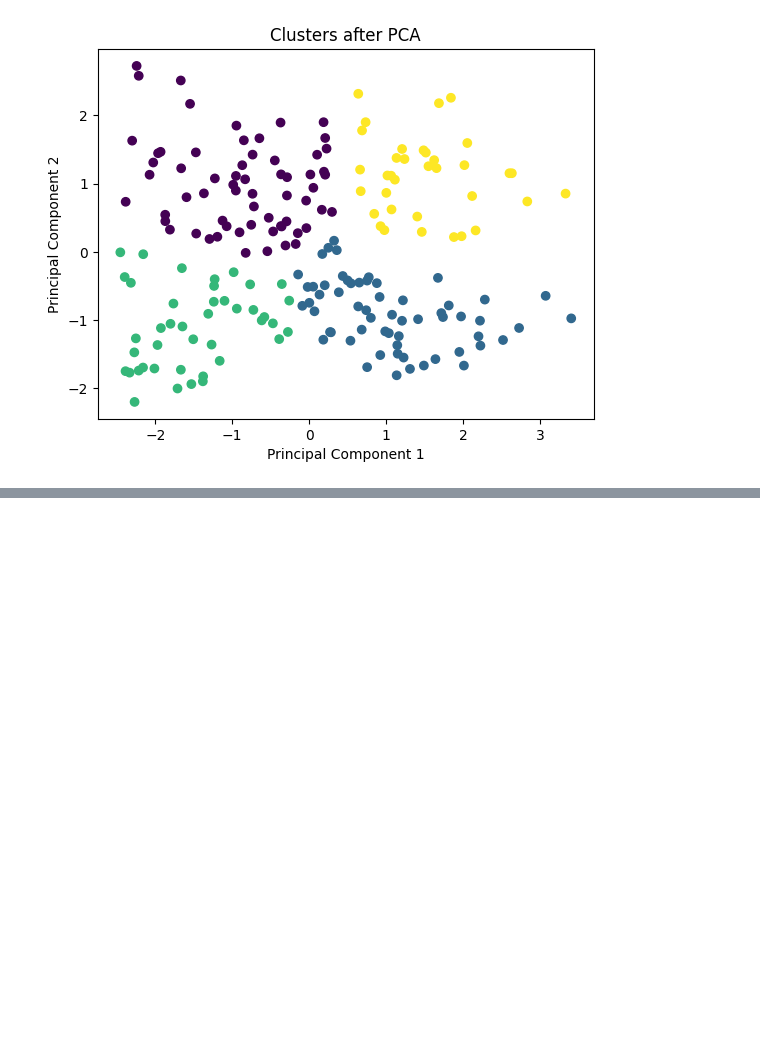
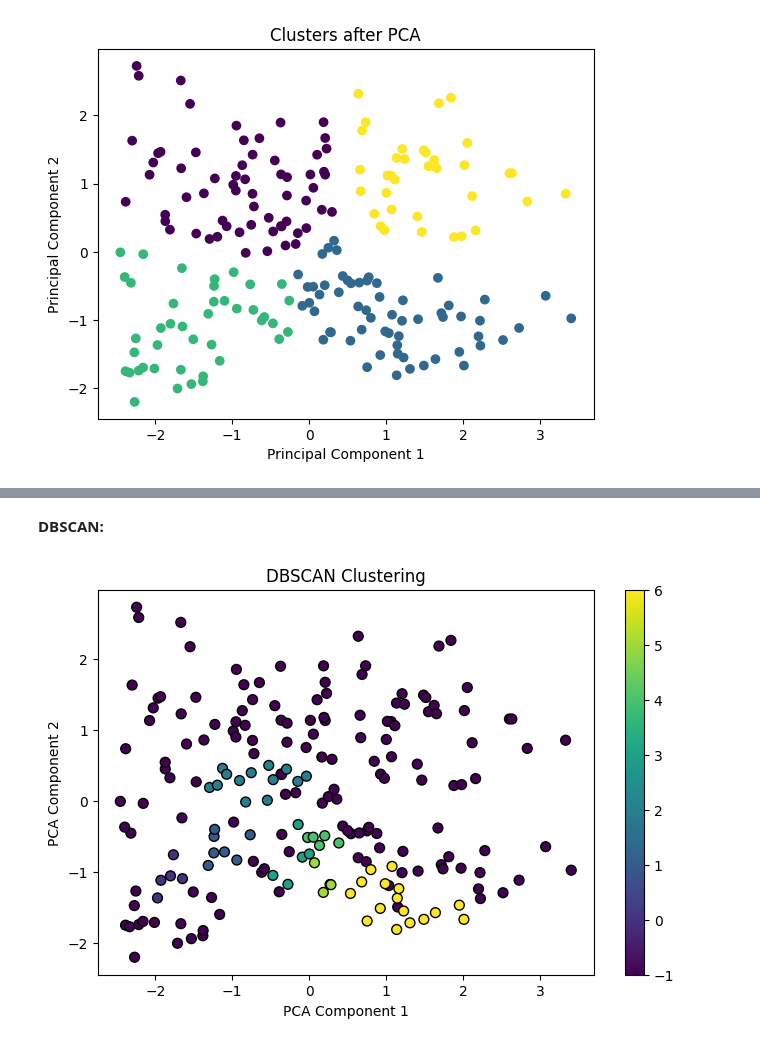
Before and after one commit to SrilakshmiKokanti/Customer-Segmentation-using-K-means, a Jupyter notebook: Customer Segmentation using K-means.ipynb, the cells around one changed output, grey strips where cells are left out. Cells and saved outputs as stored; diff of their text form; code cells hidden in the pictures; blank space fills up the shorter version.

```diff
--- a/Customer Segmentation using K-means.ipynb
+++ b/Customer Segmentation using K-means.ipynb
@@ -188,0 +207,9 @@ plt.show()
+# %% [markdown]
+**DBSCAN:**
+# %%
+from sklearn.cluster import DBSCAN
+dbscan_model = DBSCAN(eps=0.5, min_samples=5)
+dbscan_labels = dbscan_model.fit_predict(dataset)
+plot_clusters(pca_components, dbscan_labels, 'DBSCAN Clustering')
+# %% [output]
+[figure, added]
```
Also changed, not shown: parts of 7 cells of this notebook.
